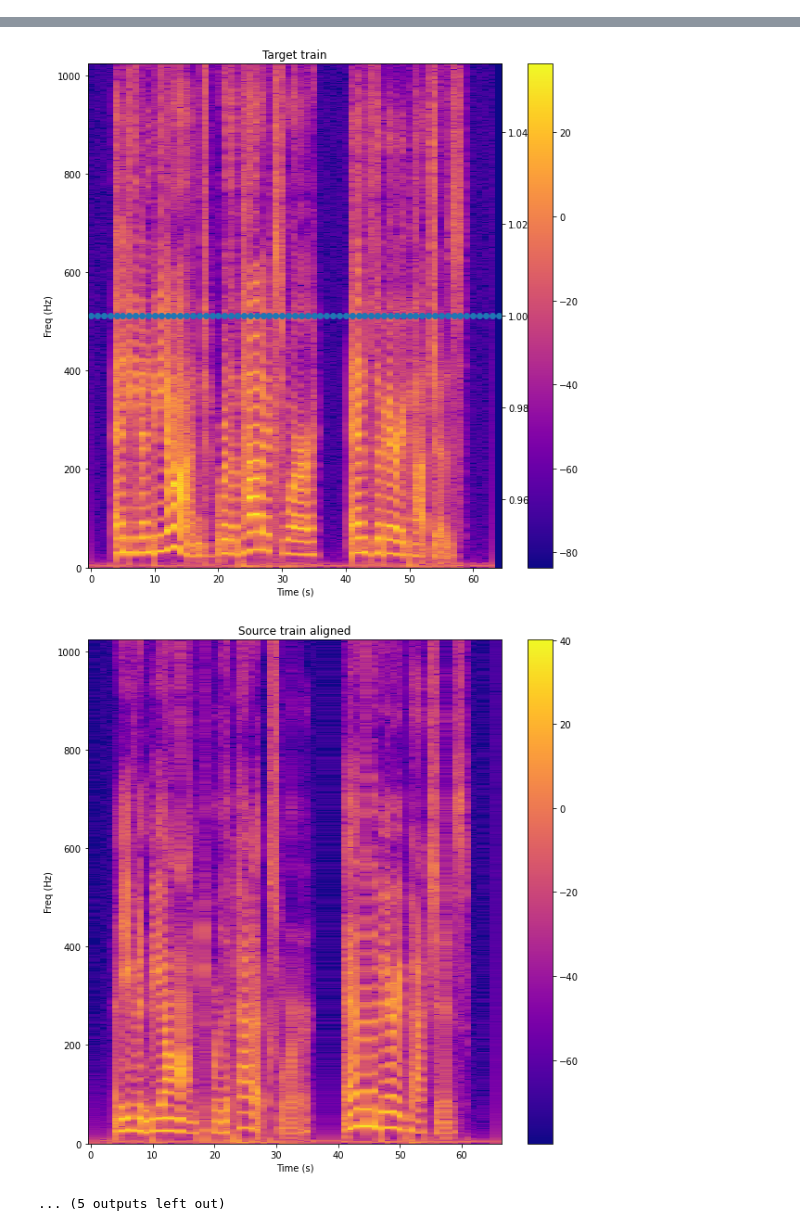
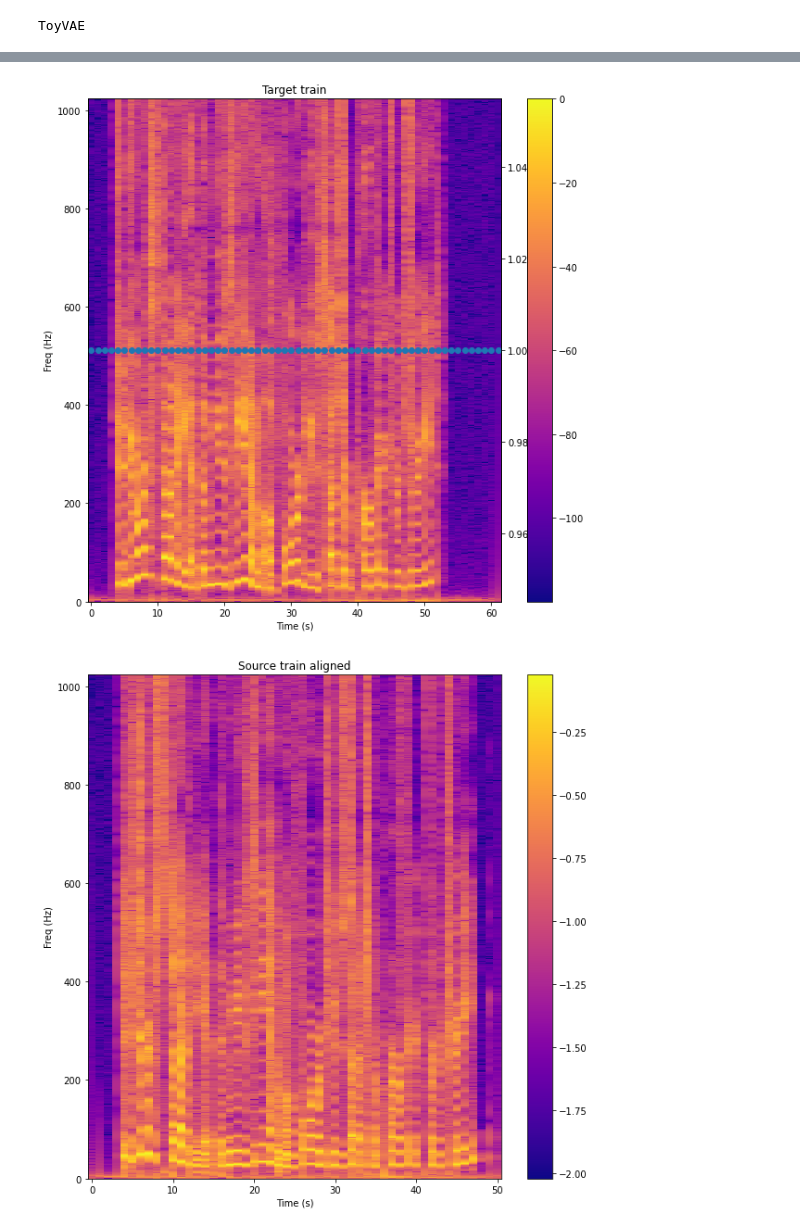
Before and after one commit to yunquian/CS-545-Project, a Jupyter notebook: model_playground.ipynb, the cells around one changed output, grey strips where cells are left out. Drawn from its saved outputs; the diff is of its cells as text; code cells hidden in the pictures.

Commit message:
Restructured the project; added well-defined feature to alignment; fixed bugs in test function; implemented dataset append script

```diff
--- a/model_playground.ipynb
+++ b/model_playground.ipynb
@@ -28,7 +28,8 @@ from visualization import plot_spec
 from vocoder import griffin_lim
 # %%
 # meta_data = SanityMetadata()
-meta_data = VCC2016TrainMetadata()
+# meta_data = VCC2016TrainMetadata()
+meta_data = VCC2016TrainAppendedMetadata()
 # %%
 dataset = MetaDataset(meta_data)
 dataset.read_and_preprocess()
@@ -133,9 +148,13 @@ Pass 6950 :  51.555152893066406
 # %%
 # Meta train
 
-model = ToyVAE()
+model = ToyVAE().to(device)
+optimizer = get_optimizer()
 
-reptile_train(model, dataset, n_shot=None, n_iter_outer=500,
-              outer_step_size=1e0, inner_train_func=train)
-save_model('saved_models/temp.pt', model)
+reptile_train(model, dataset, n_shot=None,
+              n_iter_meta=500, meta_step_size=5e-1,
+              inner_train_func=train, n_iter_inner=500,
+              log_period_meta=5, log_period_inner=100)
+
+save_model('saved_models/' + type(model).__name__ + '.pt', model)
 # %% [output]
@@ -159,21 +178,15 @@ Iter 499: 1510.1689453125, 1510.1689453125, 1510.1689453125, 1510.1689453125,
+# %%
+print(type(model).__name__)
+# %% [output]
+ToyVAE
 # %%
 # Second train after meta training
 
-pretrained_model = load_model('saved_models/temp.pt', ToyVAE)
+pretrained_model = load_model('saved_models/' + type(model).__name__ + '.pt',
+                              ToyVAE).to(device)
 # %%
-
-
-def sound(x, rate=sr, label=''):
-    from IPython.display import display, Audio, HTML
-    display(HTML(
-        '<style> table, th, td {border: 0px; }</style> <table><tr><td>'
-        + label + '</td><td>' + Audio(x, rate=rate)._repr_html_()[3:]
-        + '</td></tr></table>'
-    ))
-
-
 def test(model, train_source_filename, train_target_filename,
-         test_input_filename, vocode=True):
+         test_input_filename, vocode=False):
     def plot_selected_frames(selected_frames):
         plt.twinx()
         plt.scatter(np.arange(selected_frames.size), selected_frames)
@@ -201,16 +214,16 @@ def test(model, train_source_filename, train_target_filename,
               label='Target train aligned')
 
     train(model, torch.from_numpy(train_x), torch.from_numpy(train_y),
-          n_inner_loop=5000)
+          n_iter=5000, log_period=500)
 
 
     def test_sample(x):
-        x = torch.from_numpy(x.T)
+        plot_spec(x, title='Test source',
+                  figure_size=(10,10))
+        x = torch.from_numpy(x.T).to(device)
         estimated = model(x)
-        y = estimated.detach().numpy().T
-        plot_spec(x.T, title='Test source',
-                  figure_size=(10,10))
-        sound(read_audio(test_input_filename), label='Test source')
+        y = estimated.detach().cpu().numpy().T
+        # sound(read_audio(test_input_filename), label='Test source')
         plot_spec(y, title='Test output',figure_size=(10,10))
         if vocode:
             sound(griffin_lim(from_gen_model_output(y)), label='Test estimate')
@@ -219,9 +232,14 @@ def test(model, train_source_filename, train_target_filename,
 
     test_sample(input_dat.get())
 
-
-test(pretrained_model, meta_data.get(0, 0), meta_data.get(1, 0),
-     meta_data.get(0, 1))
+source_speaker_id = 0
+target_speaker_id = 1
+train_audio_id = 3
+test_audio_id = 5
+test(pretrained_model,
+     meta_data.get(source_speaker_id, train_audio_id),
+     meta_data.get(target_speaker_id, train_audio_id),
+     meta_data.get(source_speaker_id, test_audio_id))
 # %% [output]
 | Source train |  |
 | Target train |  |
@@ -236,3 +257,2 @@ test(pretrained_model, meta_data.get(0, 0), meta_data.get(1, 0),
-[figure, old version]
+[figure, new version]
-[figure, old version]
+[figure, new version]
-... (5 outputs left out)
```
Also changed, not shown: parts of 7 cells of this notebook, 15 other files.
